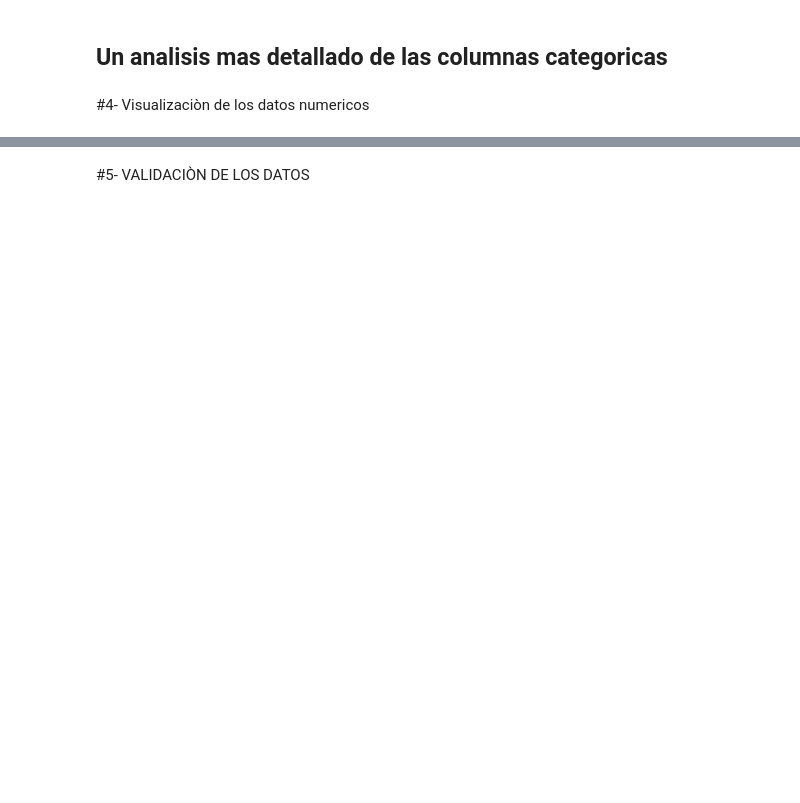
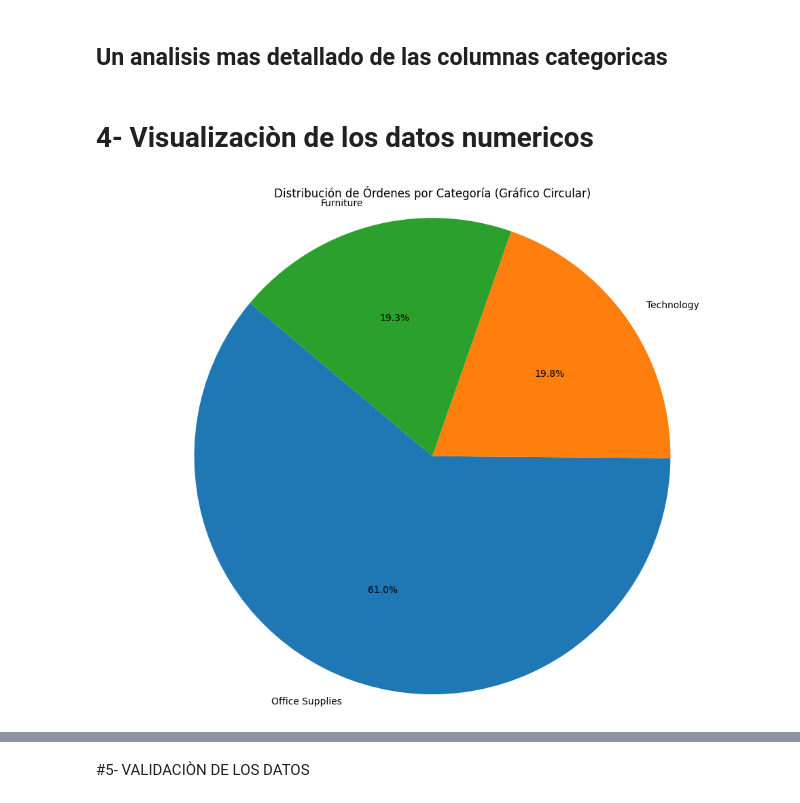
Before and after one commit to DAGP1145/Machinlearning, a Jupyter notebook: Machinelearning.ipynb, the cells around one changed output, grey strips where cells are left out. Saved outputs shown, nothing was run; the diff lists cells and outputs as text; code cells hidden in the pictures; blank space fills up the shorter version.

```diff
--- a/Machinelearning.ipynb
+++ b/Machinelearning.ipynb
@@ -376,2 +431,14 @@ Name: count, dtype: int64
 # %% [markdown]
-#4- Visualizaciòn de los datos numericos
+# 4- Visualizaciòn de los datos numericos
+# %%
+Contable = df['Category'].nunique()
+CATEGORY = df['Category'].value_counts().head(Contable)
+
+plt.figure(figsize=(10, 8))
+plt.pie(CATEGORY.values, labels=CATEGORY.index, autopct='%1.1f%%', startangle=140)
+plt.title('Distribución de Órdenes por Categoría (Gráfico Circular)')
+plt.axis('equal') # Equal aspect ratio ensures that pie is drawn as a circle.
+plt.tight_layout()
+plt.show()
+# %% [output]
+[figure, added]
```
Also changed, not shown: parts of 29 cells of this notebook.
